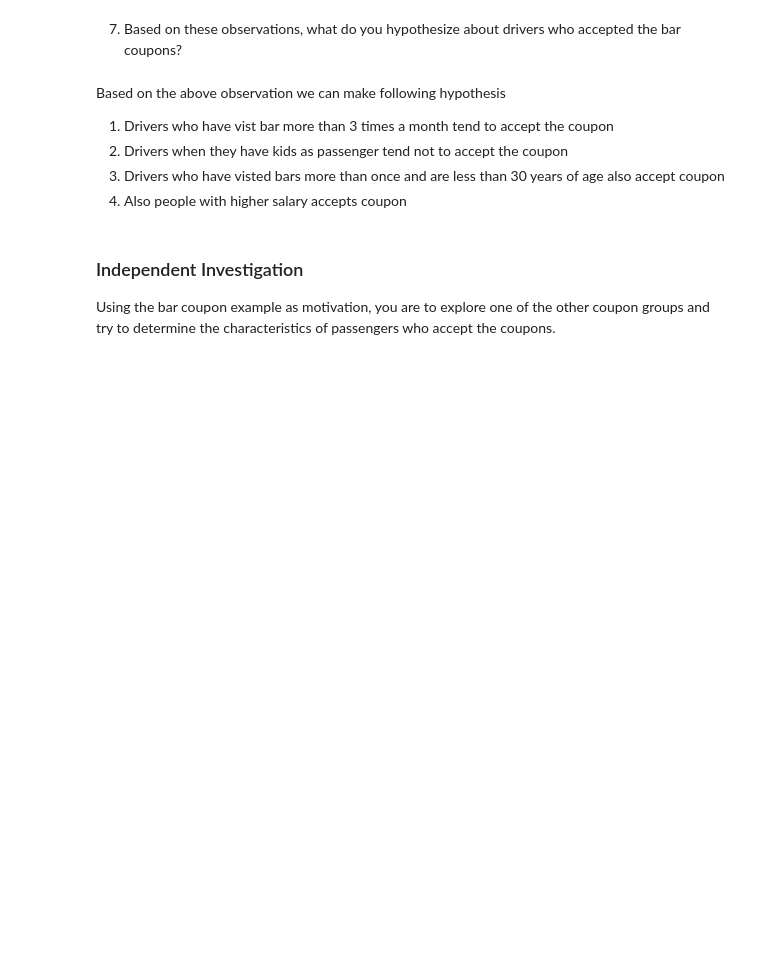
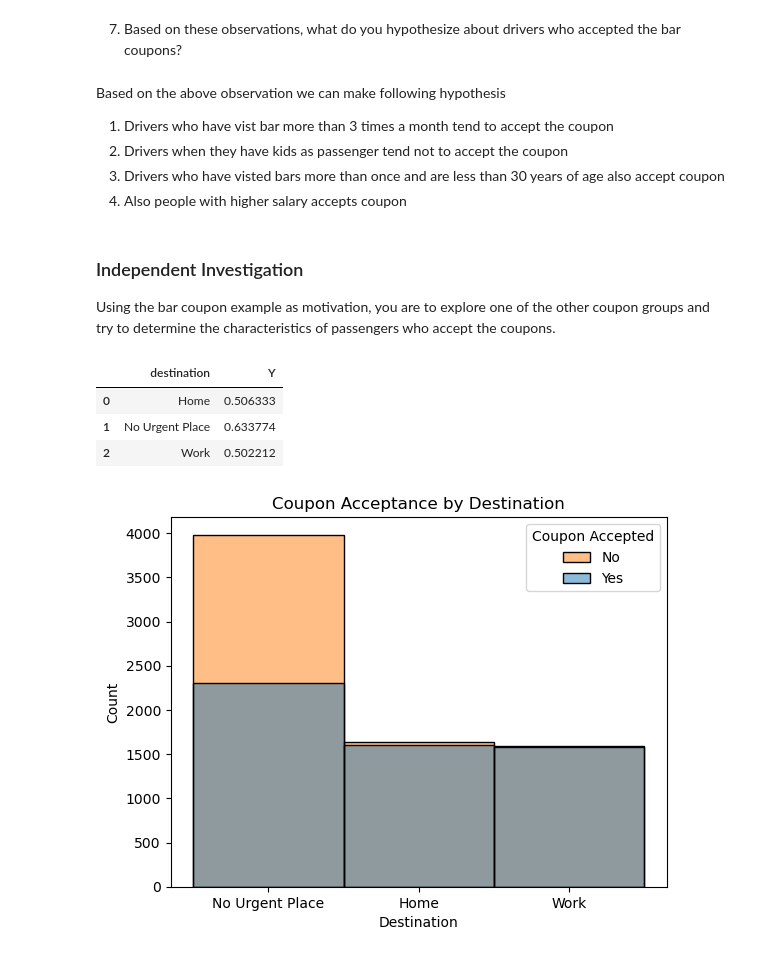
Before and after one commit to rsingh09/coupon-acceptance, a Jupyter notebook: prompt.ipynb, the cells around one changed output. Saved outputs shown, nothing was run; the diff lists cells and outputs as text; code cells hidden in the pictures; blank space fills up the shorter version.

```diff
--- a/prompt.ipynb
+++ b/prompt.ipynb
@@ -276,3 +276,22 @@ Based on the above observation we can make following hypothesis
 ### Independent Investigation
 
 Using the bar coupon example as motivation, you are to explore one of the other coupon groups and try to determine the characteristics of passengers who accept the coupons.
+# %%
+#Analysis on the basis of destination
+clean_data.groupby(['destination'])['Y'].mean().reset_index()
+# %% [output]
+|  | destination | Y |
+| 0 | Home | 0.506333 |
+| 1 | No Urgent Place | 0.633774 |
+| 2 | Work | 0.502212 |
+# %%
+plot = sns.histplot(clean_data, x='destination', hue='Y')
+plt.title('Coupon Acceptance by Destination')
+plt.xlabel('Destination')
+plt.ylabel('Count')
+
+plot.legend(title='Coupon Accepted', labels=['No', 'Yes'])
+
+plt.show()
+# %% [output]
+[figure, added]
```
Also changed, not shown: parts of 12 cells of this notebook, 1 other file.
